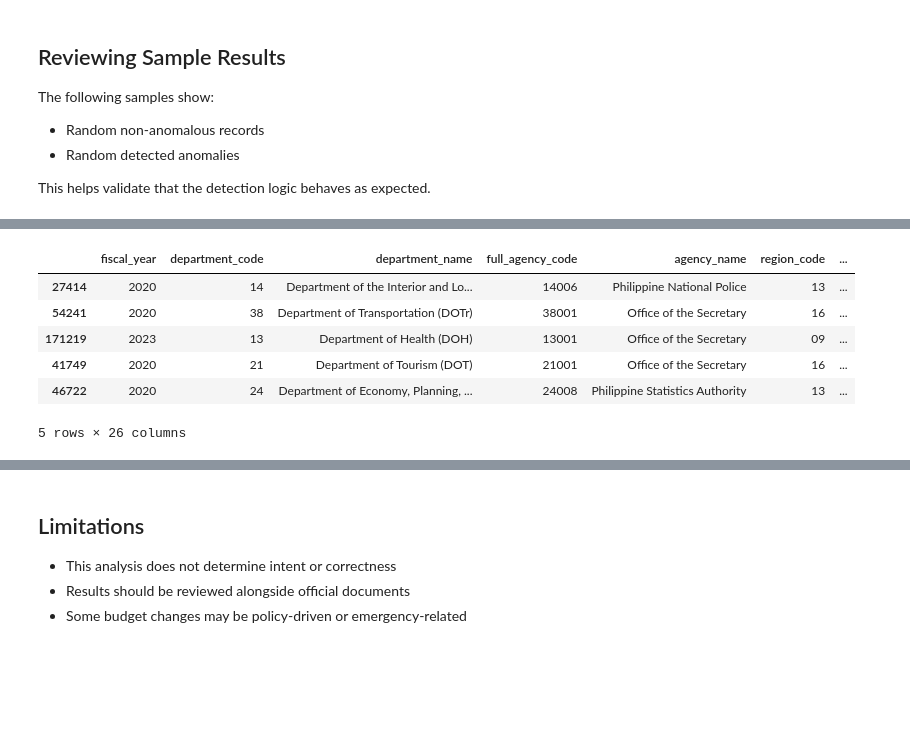
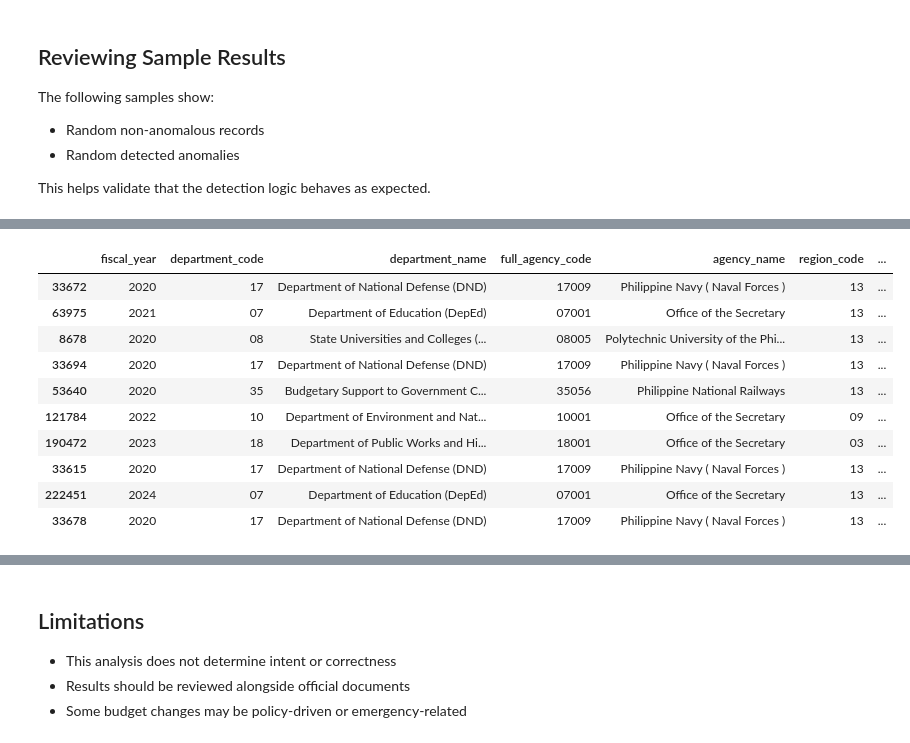
Before and after one commit to msamuelcn/ai-for-good-ph-budget-data, a Jupyter notebook: anomaly_detection_presentation.ipynb, the cells around one changed output, grey strips where cells are left out. Cells and saved outputs as stored; diff of their text form; code cells hidden in the pictures; blank space fills up the shorter version.

Commit message:
anomaly scratch

```diff
--- a/anomaly_detection_presentation.ipynb
+++ b/anomaly_detection_presentation.ipynb
@@ -79,4 +80,9 @@ merged = nep_agg.merge(
 )
+# %%
+merged['unapproved_budget'] = merged['budget_amount_gaa'].isna()
+merged['inserted_budget'] = merged['budget_amount_nep'].isna()
+merged['budget_amount_gaa'] = merged['budget_amount_gaa'].fillna(0)
+merged['budget_amount_nep'] = merged['budget_amount_nep'].fillna(0)
 # %% [markdown]
 ## Measuring Budget Changes
 
@@ -97,7 +103,11 @@ merged['pct_change'] = merged['abs_change'] / merged['budget_amount_nep'].replac
 - Minimal difference: Approved as proposed
 # %%
 def classify_adjustment(row):
-    if row['pct_change'] > 0.05:
+    if row['unapproved_budget']:
+        return "Unapproved Budget"
+    elif row['inserted_budget']:
+        return "Inserted Budget"
+    elif row['pct_change'] > 0.05:
         return "Budget Increase"
     elif row['pct_change'] < -0.05:
         return "Budget Reduction"
@@ -124,7 +134,7 @@ They are conservative by design and intended for review support, not enforcement
 # %%
 merged['anomaly_threshold'] = (
     (merged['pct_change'].abs() > 0.3) |
-    (merged['abs_change'].abs() > 50_000_000)
+    (merged['abs_change'].abs() > 10_000_000)
 )
 # %% [markdown]
 ### Z-Score (Statistical Outliers)
@@ -226,7 +236,8 @@ The following samples show:
 
 This helps validate that the detection logic behaves as expected.
 # %%
+pd.set_option('display.max_columns', None)
 # Sample some non-anomalies
-merged[~merged['is_anomaly']].sample(5, random_state=42)
+merged[(~merged['is_anomaly']) & (merged['explanation'] != '')].sample(5)
 # %% [output]
 |  | fiscal_year | department_code | department_name | full_agency_code | agency_name | region_code | ... |
@@ -239,11 +249,15 @@ merged[~merged['is_anomaly']].sample(5, random_state=42)
 # %%
 # Sample some detected anomalies
-merged[merged['is_anomaly']].sample(5, random_state=42)
+merged[(merged['is_anomaly']) & (merged['anomaly_score'] >=4) ].sample(10)#.iloc[[0]].to_json(orient='records')
 # %% [output]
 |  | fiscal_year | department_code | department_name | full_agency_code | agency_name | region_code | ... |
-| 27414 | 2020 | 14 | Department of the Interior and Lo... | 14006 | Philippine National Police | 13 | ... |
-| 54241 | 2020 | 38 | Department of Transportation (DOTr) | 38001 | Office of the Secretary | 16 | ... |
-| 171219 | 2023 | 13 | Department of Health (DOH) | 13001 | Office of the Secretary | 09 | ... |
-| 41749 | 2020 | 21 | Department of Tourism (DOT) | 21001 | Office of the Secretary | 16 | ... |
-| 46722 | 2020 | 24 | Department of Economy, Planning, ... | 24008 | Philippine Statistics Authority | 13 | ... |
+| 33672 | 2020 | 17 | Department of National Defense (DND) | 17009 | Philippine Navy ( Naval Forces ) | 13 | ... |
+| 63975 | 2021 | 07 | Department of Education (DepEd) | 07001 | Office of the Secretary | 13 | ... |
+| 8678 | 2020 | 08 | State Universities and Colleges (... | 08005 | Polytechnic University of the Phi... | 13 | ... |
+| 33694 | 2020 | 17 | Department of National Defense (DND) | 17009 | Philippine Navy ( Naval Forces ) | 13 | ... |
+| 53640 | 2020 | 35 | Budgetary Support to Government C... | 35056 | Philippine National Railways | 13 | ... |
+| 121784 | 2022 | 10 | Department of Environment and Nat... | 10001 | Office of the Secretary | 09 | ... |
+| 190472 | 2023 | 18 | Department of Public Works and Hi... | 18001 | Office of the Secretary | 03 | ... |
+| 33615 | 2020 | 17 | Department of National Defense (DND) | 17009 | Philippine Navy ( Naval Forces ) | 13 | ... |
+| 222451 | 2024 | 07 | Department of Education (DepEd) | 07001 | Office of the Secretary | 13 | ... |
+| 33678 | 2020 | 17 | Department of National Defense (DND) | 17009 | Philippine Navy ( Naval Forces ) | 13 | ... |
-5 rows × 26 columns
```
Also changed, not shown: parts of 9 cells of this notebook, 2 other files.
